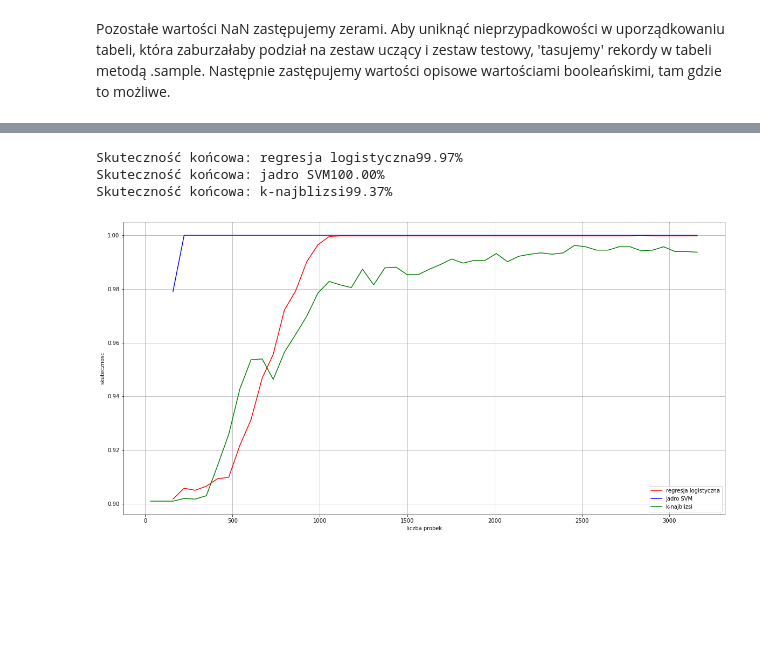
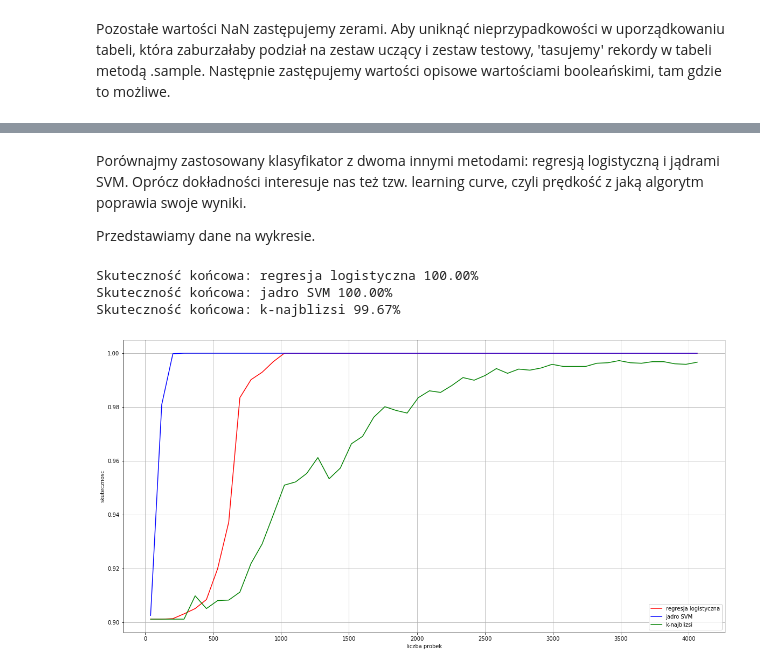
Before and after one commit to rciesnowski/computational-intelligence, a Jupyter notebook: projekt/uczenie maszynowe na bazie danych.ipynb, the cells around one changed output, grey strips where cells are left out. Saved outputs shown, nothing was run; the diff lists cells and outputs as text; code cells hidden in the pictures; blank space fills up the shorter version.

```diff
--- a/projekt/uczenie maszynowe na bazie danych.ipynb
+++ b/projekt/uczenie maszynowe na bazie danych.ipynb
@@ -112,15 +120,13 @@ dataset.head(10)
 # %%
-# podział na target, features, dane uczące i dane testowe
+# podział na dane i szukane oraz dane uczące i dane testowe
 from sklearn.model_selection import train_test_split
-target = dataset['SARS-Cov-2 exam result']
-features = dataset.select_dtypes(exclude=[object])
-X_train,X_test,y_train,y_test = train_test_split(features, target, test_size=0.3, random_state=42, stratify = target)
+target = dane['SARS-Cov-2 exam result']
+features = dane.select_dtypes(exclude=[object])
+X_train,X_test,y_train,y_test = train_test_split(features, target, test_size=0.1, random_state=42, stratify = target)
 
-print("Number of samples in train set: %d" % y_train.shape)
-print("Number of positive samples in train set: %d" % (y_train == 1).sum(axis=0))
-print("Number of negative samples in train set: %d" % (y_train == 0).sum(axis=0))
+print("Przypadki w zbiorze uczącym: %d" % y_train.shape)
+print("Zakażenia w zbiorze uczącym: %f" % (float("%f" % (y_train == 1).sum(axis=0))*100/float("%f" % y_train.shape)) + "%")
 print()
-print("Number of samples in test set: %d" % y_test.shape)
-print("Number of positive samples in test set: %d" % (y_test == 1).sum(axis=0))
-print("Number of negative samples in test set: %d" % (y_test == 0).sum(axis=0))
+print("Przypadki w zbiorze uczącym: %d" % y_test.shape)
+print("Zakażenia w zbiorze uczącym: %f" % (float("%f" % (y_test == 1).sum(axis=0))*100/float("%f" % y_test.shape)) + "%")
 # %% [output]
@@ -185,37 +197,41 @@ weighted avg       1.00      1.00      1.00      1694
+# %% [markdown]
+Porównajmy zastosowany klasyfikator z dwoma innymi metodami: regresją logistyczną i jądrami SVM. Oprócz dokładności interesuje nas też tzw. learning curve, czyli prędkość z jaką algorytm poprawia swoje wyniki.
+
+Przedstawiamy dane na wykresie.
 # %%
 from sklearn import datasets, svm
 from sklearn.model_selection import learning_curve
 from sklearn.linear_model import LogisticRegression
 import matplotlib.pyplot as plt
 
-def zrob(X,y):
-    regresja_log = LogisticRegression(C=0.1)
-    regresja_log.fit(X, y)
+X = X_train
+y = y_train
 
-    jadro_svm = svm.SVC(kernel='linear', C=0.1)
-    jadro_svm.fit(X, y)
+regresja_log = LogisticRegression(C=0.1)
+regresja_log.fit(X, y)
 
-    k_naj = neighbors.KNeighborsClassifier(9, weights="uniform")
-    k_naj.fit(X, y)
+jadro_svm = svm.SVC(kernel='linear', C=0.1)
+jadro_svm.fit(X, y)
+
+k_naj = KNeighborsClassifier(int(knn_cv.best_params_['n_neighbors']), weights="uniform")
+k_naj.fit(X, y)
 
 
-    metody = [(regresja_log, "r", "regresja logistyczna", 0), (jadro_svm, "b", "jadro SVM", 1), (k_naj, "g", "k-najblizsi", 2)]
+metody = [(regresja_log, "r", "regresja logistyczna"), (jadro_svm, "b", "jadro SVM"), (k_naj, "g", "k-najblizsi")]
 
-    plt.figure(figsize= (20,10))
-    plt.grid()
-    plt.ylabel("skutecznosc")
-    plt.xlabel("liczba probek")
-    for metoda, kolor, nazwa, i in metody:
-        train_sizes, train_scores, test_scores = learning_curve(metoda, X, y, n_jobs=-1, cv=None, train_sizes=np.linspace(0.01, 1, ), verbose=0)
-        test_scores_mean = np.mean(test_scores, axis=1)
-        print("Skuteczność końcowa: " + nazwa + "{:.2f}".format(test_scores_mean[-1]*100) + "%")
-        plt.plot(train_sizes, test_scores_mean, color=kolor, label=nazwa)
-    plt.legend()
-    plt.show()
-
-zrob(X_train, y_train)
+plt.figure(figsize= (20,10))
+plt.grid()
+plt.ylabel("skutecznosc")
+plt.xlabel("liczba probek")
+for metoda, kolor, nazwa in metody:
+    train_sizes, train_scores, test_scores = learning_curve(metoda, X, y, n_jobs=-1, cv=None, train_sizes=np.linspace(0.01, 1, ), verbose=0)
+    test_scores_mean = np.mean(test_scores, axis=1)
+    print("Skuteczność końcowa: " + nazwa + " {:.2f}".format(test_scores_mean[-1]*100) + "%")
+    plt.plot(train_sizes, test_scores_mean, color=kolor, label=nazwa)
+plt.legend()
+plt.show()
 # %% [output]
-Skuteczność końcowa: regresja logistyczna99.97%
-Skuteczność końcowa: jadro SVM100.00%
-Skuteczność końcowa: k-najblizsi99.37%
+Skuteczność końcowa: regresja logistyczna 100.00%
+Skuteczność końcowa: jadro SVM 100.00%
+Skuteczność końcowa: k-najblizsi 99.67%
-[figure, old version]
+[figure, new version]
```
Also changed, not shown: parts of 21 cells of this notebook.
